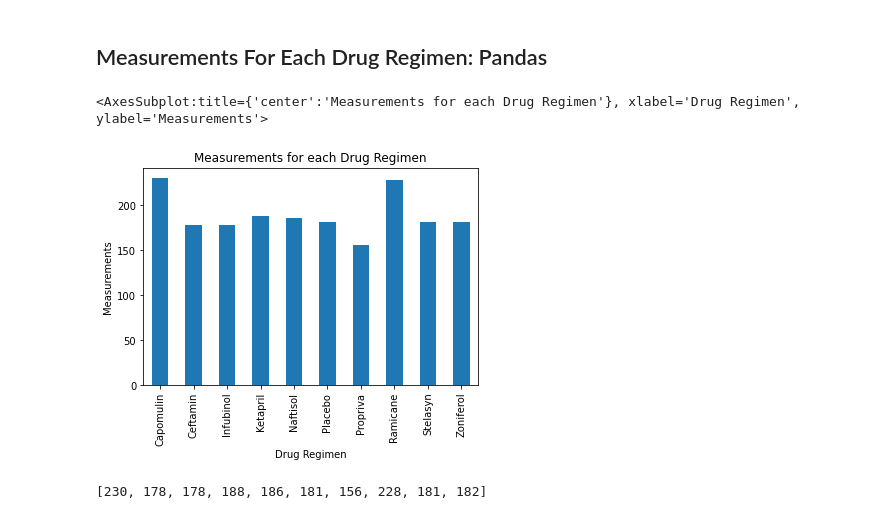
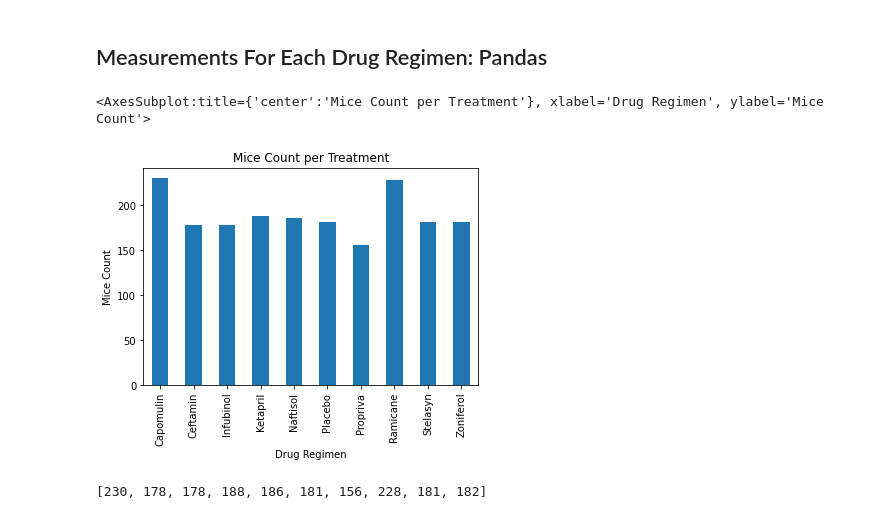
Before and after one commit to kblood86/Matplotlib_Challenge, a Jupyter notebook: Pymaceuticals_final.ipynb, the cells around one changed output. Drawn from its saved outputs; the diff is of its cells as text; code cells hidden in the pictures.

```diff
--- a/Pymaceuticals_final.ipynb
+++ b/Pymaceuticals_final.ipynb
@@ -123,10 +123,10 @@ count_regimen =mouse_cleaned.groupby(['Drug Regimen']).count()["Mouse ID"]
 # %% [markdown]
 ## Measurements For Each Drug Regimen: Pandas
 # %%
-mouse_cleaned.groupby('Drug Regimen').count()["Mouse ID"].plot(kind='bar', legend =False, title="Measurements for each Drug Regimen", ylabel = "Measurements")
+mouse_cleaned.groupby('Drug Regimen').count()["Mouse ID"].plot(kind='bar', legend =False, title="Mice Count per Treatment", ylabel = "Mice Count")
 # %% [output]
-<AxesSubplot:title={'center':'Measurements for each Drug Regimen'}, xlabel='Drug Regimen', ylabel='Measurements'>
+<AxesSubplot:title={'center':'Mice Count per Treatment'}, xlabel='Drug Regimen', ylabel='Mice Count'>
-[figure, old version]
+[figure, new version]
 # %%
 # Generate a bar plot showing the total number of measurements taken on each drug regimen using pyplot.
 mice_list =(mouse_cleaned.groupby(["Drug Regimen"])["Mouse ID"].count()).tolist()
```
Also changed, not shown: parts of 1 cell of this notebook.
